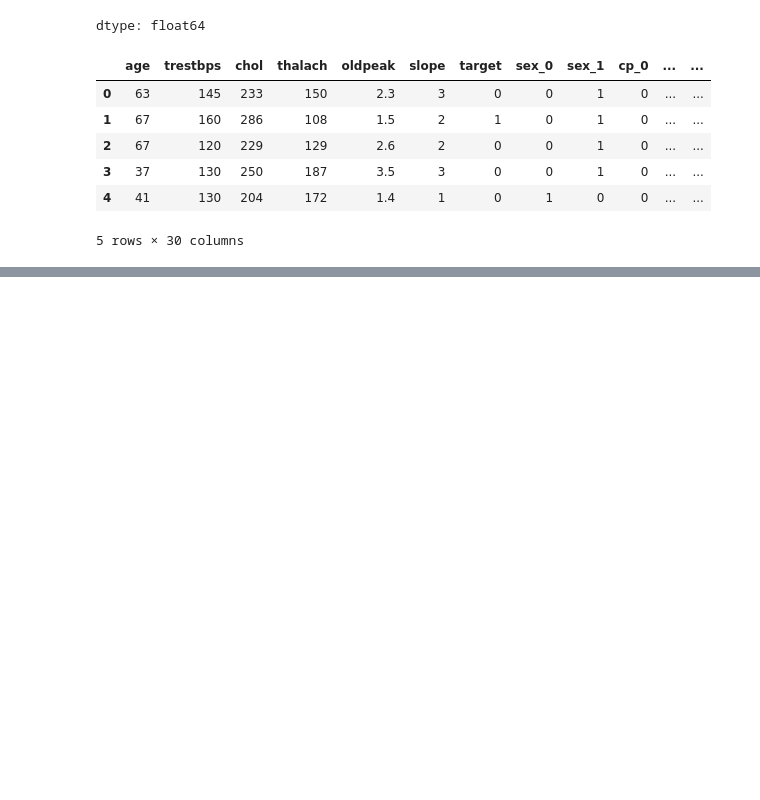
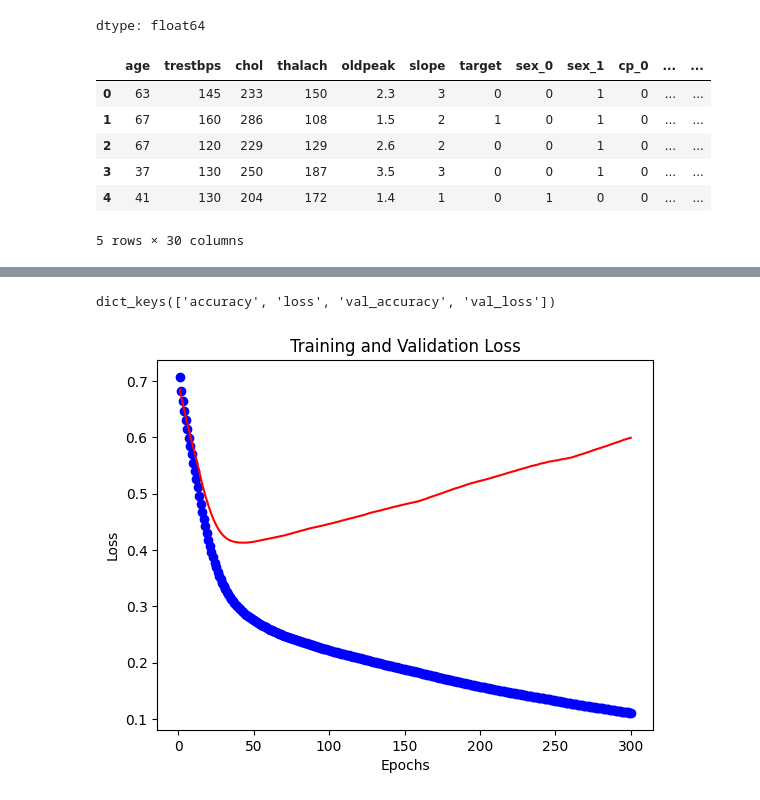
Before and after one commit to suryareddy1376/DeepLearning, a Jupyter notebook: CNN_from_Scratch_.ipynb, the cells around one changed output, grey strips where cells are left out. Cells and saved outputs as stored; diff of their text form; code cells hidden in the pictures; blank space fills up the shorter version.

```diff
--- a/CNN_from_Scratch_.ipynb
+++ b/CNN_from_Scratch_.ipynb
@@ -63,0 +122,12 @@ train_df =
+# %%
+model.compile(optimizer="adam",
+              loss = "binary_crossentropy",
+              metrics = ["accuracy"])
+# %%
+history = model.fit(train_X,
+          train_y,
+          batch_size = 32,
+          epochs = 300,
+          verbose = 1,
+          validation_split = .2
+          )
@@ -63,0 +152,17 @@ train_df =
+# %%
+history_dict = history.history
+history_dict.keys()
+# %% [output]
+dict_keys(['accuracy', 'loss', 'val_accuracy', 'val_loss'])
+# %%
+loss_val = history_dict["loss"]
+val_loss_values = history_dict['val_loss']
+epochs = range(1,len(loss_val)+1)
+plt.plot(epochs,loss_val,"bo",label="Training loss")
+plt.plot(epochs,val_loss_values,"r",label  = "Validation Loss")
+plt.title("Training and Validation Loss")
+plt.xlabel("Epochs")
+plt.ylabel("Loss")
+plt.show()
+# %% [output]
+[figure, added]
```
Also changed, not shown: parts of 15 cells of this notebook.
